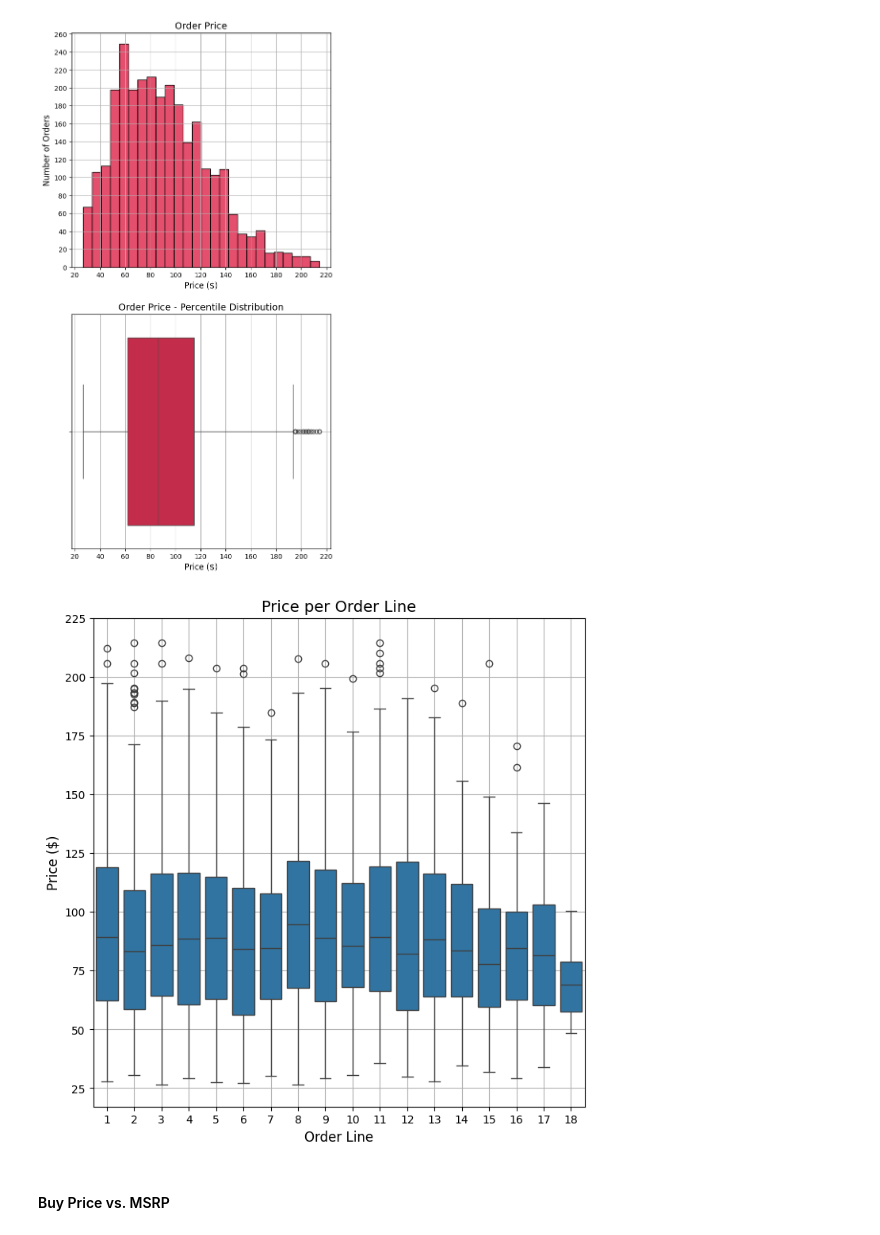
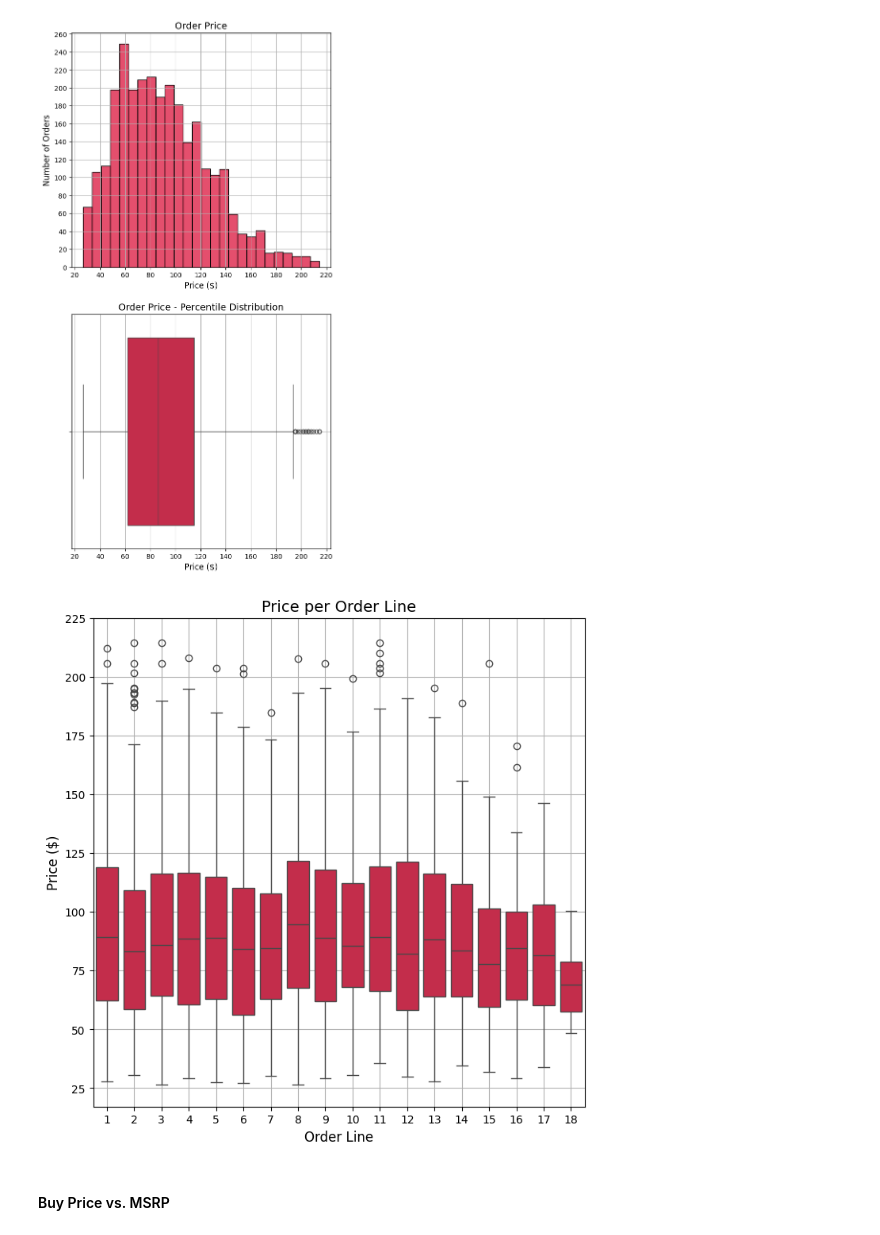
Before and after one commit to MarkLee7925/Customer-Database-Analysis, a Jupyter notebook: KMeans/CM_CustomerOrders_KMeans.ipynb, the cells around one changed output. Cells and saved outputs as stored; diff of their text form; code cells hidden in the pictures.

```diff
--- a/KMeans/CM_CustomerOrders_KMeans.ipynb
+++ b/KMeans/CM_CustomerOrders_KMeans.ipynb
@@ -408,22 +412,23 @@ plt.show()
 # %%
 # Define figure
 price_line_num = plt.figure(figsize=(8, 8))
 
 # Order Price per Line Number
-price_line_num = sns.boxplot(x=df['orderLineNumber'], y=df['priceEach'])
+price_line_num = sns.boxplot(x=df['orderLineNumber'], y=df['priceEach'],
+                             color='crimson')
 # Adjust X-Axis range
 plt.yticks(np.arange(25, 250, 25))
 # Plot title and labels
 plt.xlabel('Order Line', fontsize=12)
 plt.ylabel('Price ($)', fontsize=12)
 plt.title('Price per Order Line', fontsize=14)
 # Plot grid
 plt.grid(True)
 
 # Show figure
 plt.show()
 # %% [output]
-[figure, old version]
+[figure, new version]
 # %% [markdown]
 #### Buy Price vs. MSRP
 # %%
```
Also changed, not shown: parts of 7 cells of this notebook, 1 other file.
